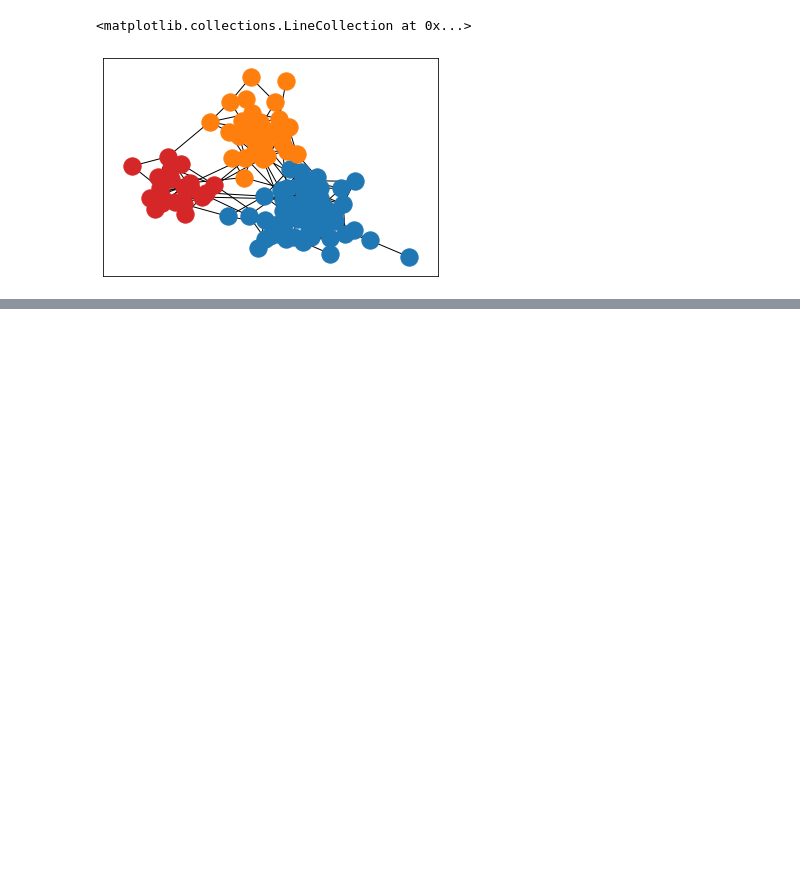
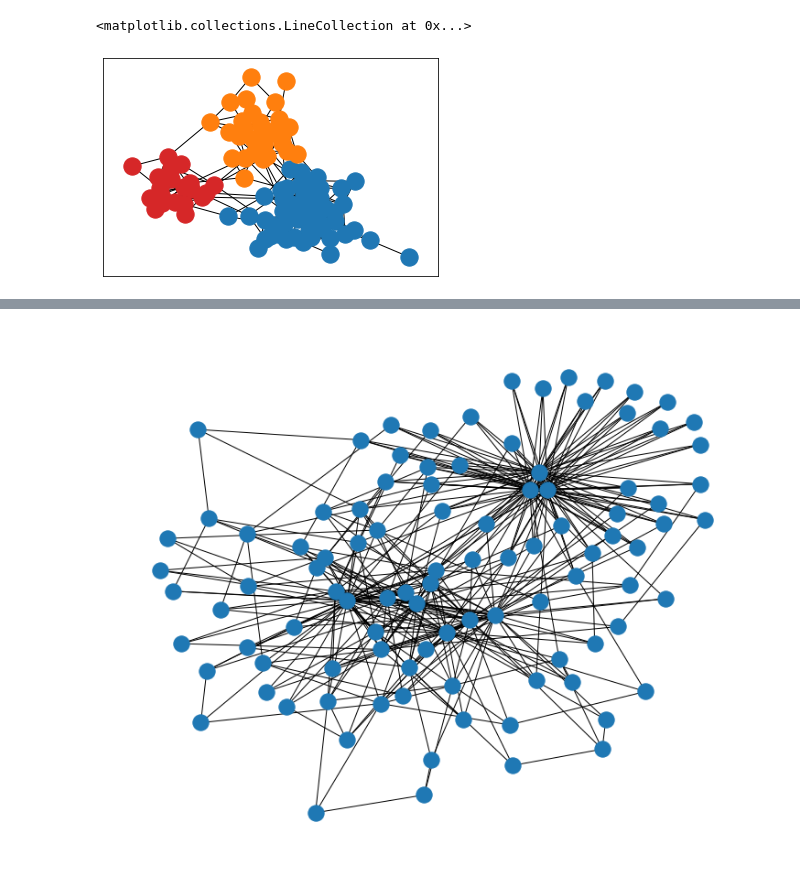
Before and after one commit to rebeku/el-farol, a Jupyter notebook: Notebooks/Evolution.ipynb, the cells around one changed output, grey strips where cells are left out. Drawn from its saved outputs; the diff is of its cells as text; code cells hidden in the pictures; blank space fills up the shorter version.

```diff
--- a/Notebooks/Evolution.ipynb
+++ b/Notebooks/Evolution.ipynb
@@ -104,0 +105,81 @@ plt.plot(Xnp.sum(axis=0))
+# %%
+def truncated_power_law(gamma, k_0, n, size=None):
+    """
+    Generate a sample of size *size* from a power law distribution
+    with mininmum *k_0*, maximum *n*, and power *gamma*
+    """
+    k_0=np.float64(k_0)
+    gamma=np.float64(gamma)
+    n=np.float64(n)
+
+    if size:
+        U = rng.uniform(size=size)
+    else:
+        U = rng.uniform()
+
+    return (
+        (k_0**(1-gamma) -
+             ( k_0**(1-gamma) - n**(1-gamma) ) * U
+        )**(1/(1-gamma))
+    )
+
+def generate_chung_lu(k):
+    n = len(k)
+
+    k_mean = k.mean()
+    # k_mean times is twice the expected number of edges
+    # this will be the denominator of all edge probabilities
+    m2 = k_mean * n
+
+    # initialize adjacency matrix
+    A = np.zeros((n,n),dtype=int)
+    choices = rng.random(n*(n-1) // 2)
+    choice_i = 0
+
+    for i in range(n):
+        for j in range(i+1,n):
+            # no self loops
+            if i == j:
+                continue
+
+            # compute probability of edge
+            p = min(
+                (k[i] * k[j] / m2,
+                1))
+
+            # generate edge
+            if choices[choice_i] < p:
+                A[i,j] = 1
+                A[j,i] = 1
+
+            choice_i += 1
+
+    return A
+
+rng = np.random.default_rng(2357111)
+
+gamma = 2.4
+k_0 = 2
+n = 100
+size=100
+
+k = truncated_power_law(gamma, k_0, n, size=size).astype(int)
+k.sort()
+
+A = generate_chung_lu(k)
+A.sum(axis=1).mean()
+
+k = A.sum(axis=0)
+disco = np.where(k<3)
+
+for i in disco:
+    for j in rng.choice(n, size=3):
+        A[i,j] = 1
+        A[j,i] = 1
+
+G = nx.convert_matrix.from_numpy_array(A)
+pos = nx.spring_layout(G, seed=3113794652)
+
+nx.draw(G,pos)
+# %% [output]
+[figure, added]
```
Also changed, not shown: parts of 4 cells of this notebook.
